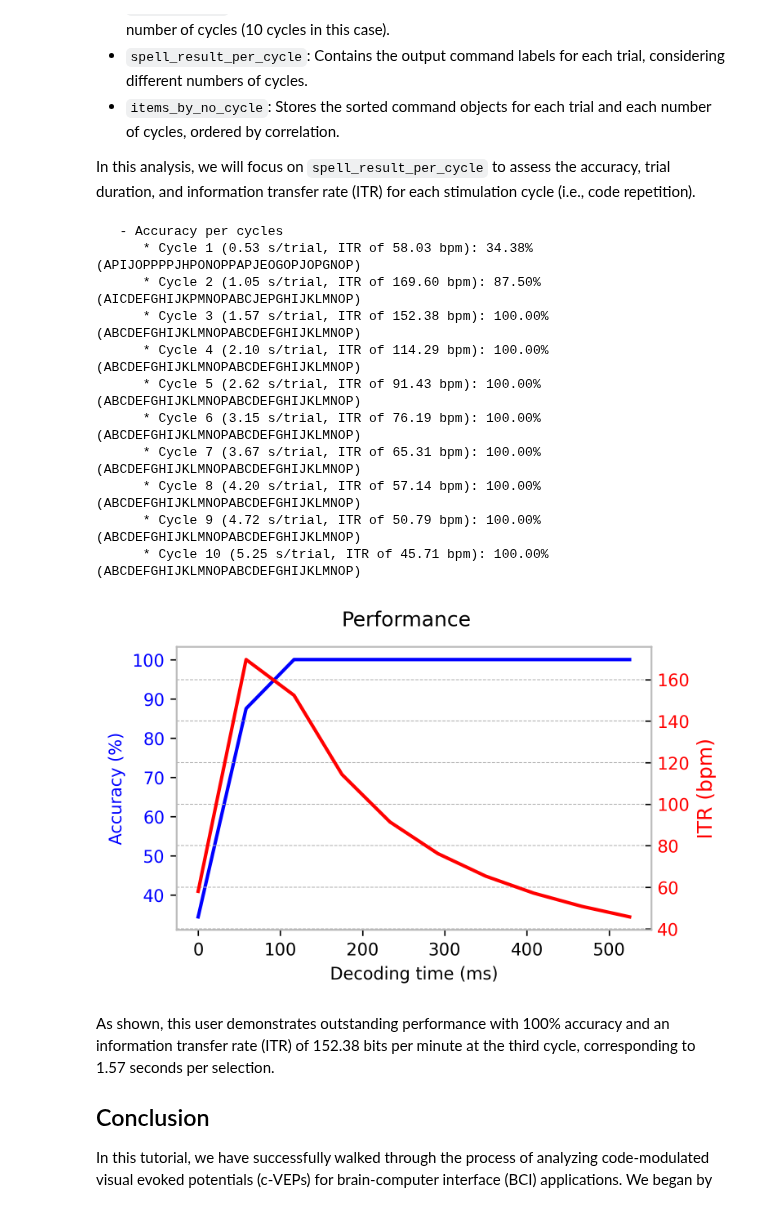
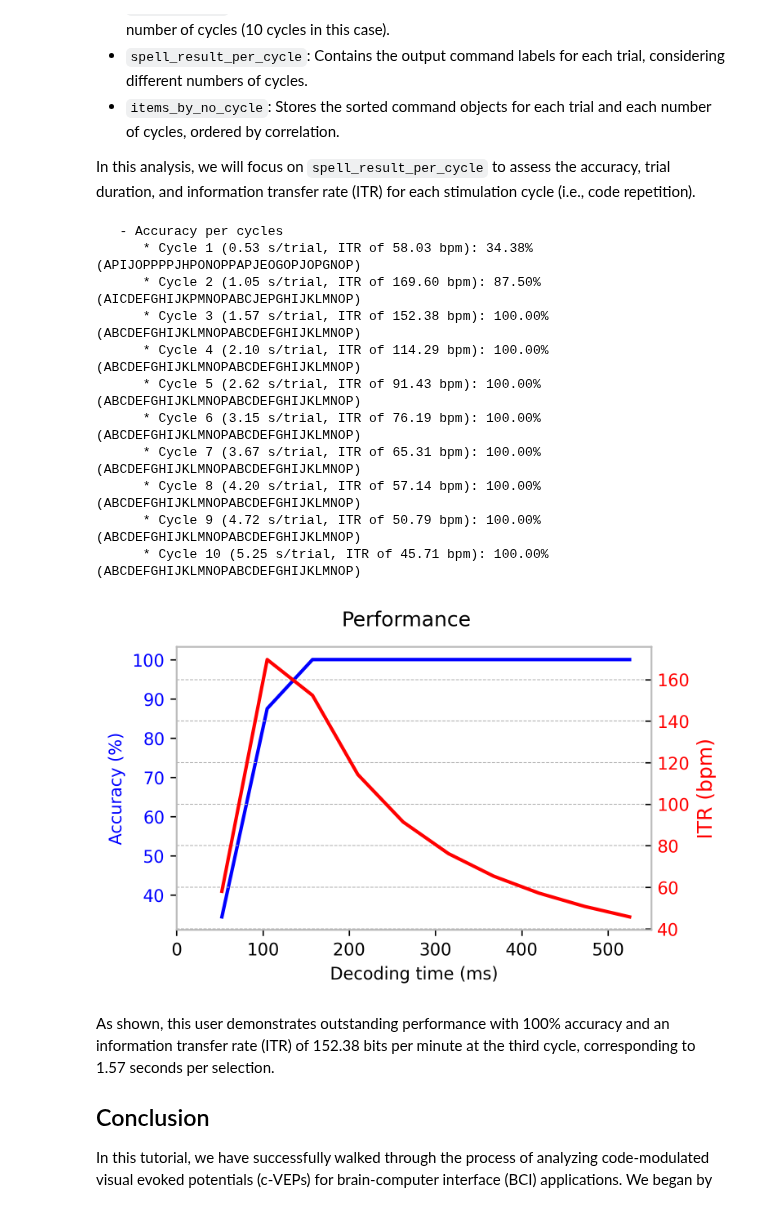
Before and after one commit to medusabci/medusa-tutorials, a Jupyter notebook: cvep_spellers_tut.ipynb, the cells around one changed output. Cells and saved outputs as stored; diff of their text form; code cells hidden in the pictures.

```diff
--- a/cvep_spellers_tut.ipynb
+++ b/cvep_spellers_tut.ipynb
@@ -102,7 +122,8 @@ def create_dataset(files_path):
 
 # Load calibration data
 print('> Loading calibration data...')
-f_train = glob.glob("medusa-tutorials/cvep/*train*.cvep.bson")        # If you're in local, maybe you need to change this path
+f_train = glob.glob(f"{home_path}cvep/*train*.cvep.bson")        # If you're
+# in local, maybe you need to change this path
 train_dataset = create_dataset(f_train)
 
 # Display summary
@@ -294,12 +315,12 @@ First, we need to load the test recordings along with the true labels, which rep
 # %%
 # Load the test dataset
 print('> Loading test data...')
-test_path = "medusa-tutorials/cvep/*test*.cvep.bson"
+test_path = f"{home_path}cvep/*test*.cvep.bson"
 f_test = glob.glob(test_path)        # If you're in local, maybe you need to change this path
 test_dataset = create_dataset(f_test)
 
 # Load the true labels
-labels_path = "medusa-tutorials/cvep/cvep_labels.txt"
+labels_path = f"{home_path}cvep/cvep_labels.txt"
 with open(labels_path, 'r') as file:        # If you're in local, maybe you need to change this path
     true_labels = file.read()
 
@@ -394,35 +415,37 @@ for cycle_idx in range(len(accuracy)):
     print("      * Cycle %i (%.2f s/trial, ITR of %.2f bpm): %.2f%% (%s)" %
           (cycle_idx + 1, online_secs, curr_itr, accuracy[cycle_idx], spelled[cycle_idx])
     )
 
 # Plot
 fig = plt.figure(figsize=(5, 3), dpi=300)
 ax = fig.add_subplot(111)
-time = np.linspace(0, len_epoch_ms, len(accuracy))
+time = np.linspace(0, len_epoch_ms, len(accuracy) + 1)[1:]
 with plt.style.context('bmh'):
     ax.plot(time, accuracy, color='b')
     ax.set_xlabel('Decoding time (ms)')
     ax.set_ylabel('Accuracy (%)', color='b')
     ax.tick_params(axis='y', labelcolor='b')
+    ax.set_xlim(0, 550)
     ax2 = ax.twinx()
     ax2.plot(time, itrs, color='r')
     ax2.set_ylabel("ITR (bpm)", color='r')
     ax2.tick_params(axis='y', labelcolor='r')
+    ax2.set_xlim(0, 550)
 plt.suptitle('Performance')
 plt.show()
 # %% [output]
    - Accuracy per cycles
       * Cycle 1 (0.53 s/trial, ITR of 58.03 bpm): 34.38% (APIJOPPPPJHPONOPPAPJEOGOPJOPGNOP)
       * Cycle 2 (1.05 s/trial, ITR of 169.60 bpm): 87.50% (AICDEFGHIJKPMNOPABCJEPGHIJKLMNOP)
       * Cycle 3 (1.57 s/trial, ITR of 152.38 bpm): 100.00% (ABCDEFGHIJKLMNOPABCDEFGHIJKLMNOP)
       * Cycle 4 (2.10 s/trial, ITR of 114.29 bpm): 100.00% (ABCDEFGHIJKLMNOPABCDEFGHIJKLMNOP)
       * Cycle 5 (2.62 s/trial, ITR of 91.43 bpm): 100.00% (ABCDEFGHIJKLMNOPABCDEFGHIJKLMNOP)
       * Cycle 6 (3.15 s/trial, ITR of 76.19 bpm): 100.00% (ABCDEFGHIJKLMNOPABCDEFGHIJKLMNOP)
       * Cycle 7 (3.67 s/trial, ITR of 65.31 bpm): 100.00% (ABCDEFGHIJKLMNOPABCDEFGHIJKLMNOP)
       * Cycle 8 (4.20 s/trial, ITR of 57.14 bpm): 100.00% (ABCDEFGHIJKLMNOPABCDEFGHIJKLMNOP)
       * Cycle 9 (4.72 s/trial, ITR of 50.79 bpm): 100.00% (ABCDEFGHIJKLMNOPABCDEFGHIJKLMNOP)
       * Cycle 10 (5.25 s/trial, ITR of 45.71 bpm): 100.00% (ABCDEFGHIJKLMNOPABCDEFGHIJKLMNOP)
-[figure, old version]
+[figure, new version]
 # %% [markdown]
 As shown, this user demonstrates outstanding performance with 100% accuracy and an information transfer rate (ITR) of 152.38 bits per minute at the third cycle, corresponding to 1.57 seconds per selection.
 
```
Also changed, not shown: parts of 3 cells of this notebook.
